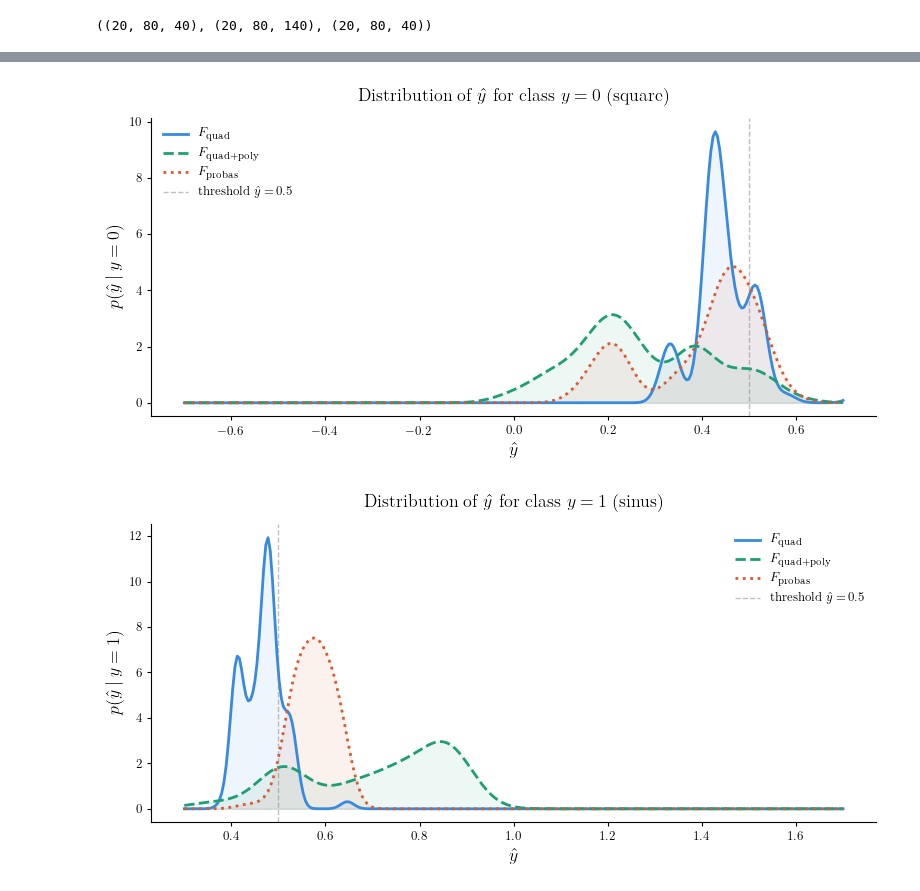
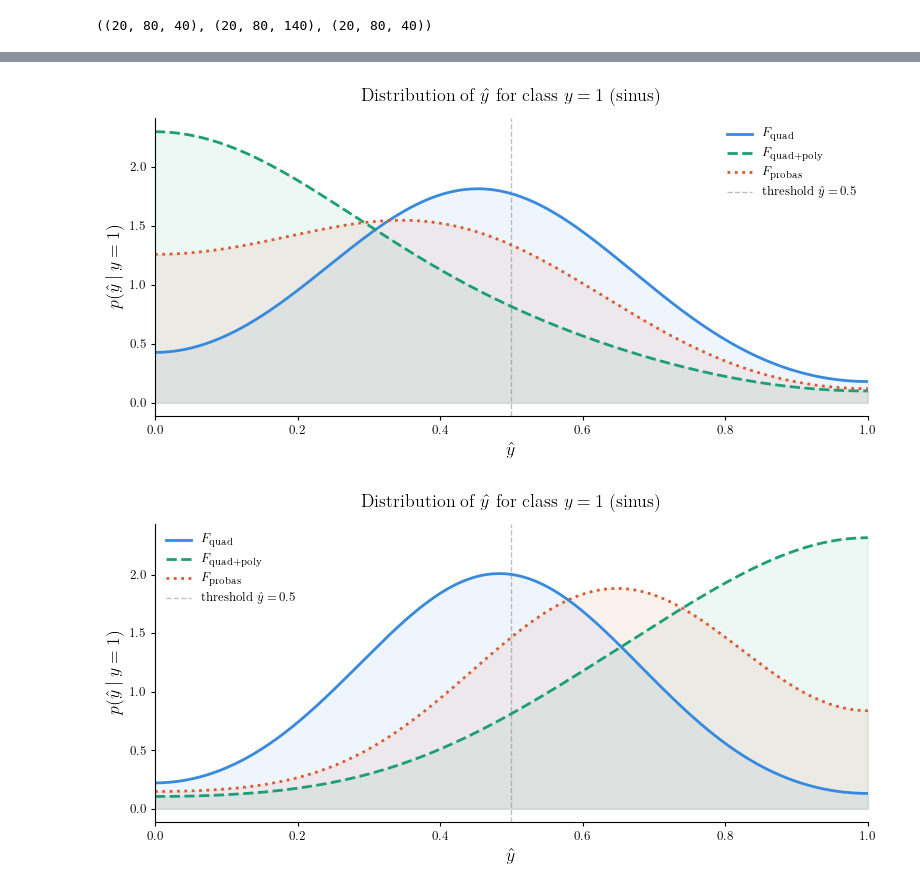
Before and after one commit to nicolasmalet/Quantum-Learn, a Jupyter notebook: Backpropagation.ipynb, the cells around one changed output, grey strips where cells are left out. Drawn from its saved outputs; the diff is of its cells as text; code cells hidden in the pictures.

```diff
--- a/Backpropagation.ipynb
+++ b/Backpropagation.ipynb
@@ -83,7 +83,7 @@ NeuralNetworkConfig(
     ]
 )
 # %%
-optimizer_config = first_order.FirstOrderAdamConfig(learning_rate=0.01,
+optimizer_config = first_order.FirstOrderAdamConfig(learning_rate=0.005,
                                                     beta1=0.99,
                                                     beta2=0.999,
                                                     epsilon=1e-8)
@@ -92,9 +92,9 @@ optimizer_quad = optimizer_config.instantiate()
 optimizer_quad_poly = optimizer_config.instantiate()
 optimizer_probas = optimizer_config.instantiate()
 # %%
-from zeroth.losses import CrossEntropy
+from zeroth.losses.binary_cross_entropy import BinaryCrossEntropy
 
-loss = CrossEntropy()
+loss = BinaryCrossEntropy()
 
 def train_step(_F_quad: np.ndarray, _F_quad_poly: np.ndarray, _F_probas: np.ndarray, _Y: np.ndarray) -> tuple[float, float, float]:
     loss_quad = optimizer_quad.do_descent(neural_network=neural_network_quad,
@@ -116,17 +116,22 @@ def train_step(_F_quad: np.ndarray, _F_quad_poly: np.ndarray, _F_probas: np.ndar
 
 X_train = X_train.reshape(-1)
 
-nb_epochs = 100
-
+nb_epochs = 1000
 losses = np.zeros((3, nb_epochs * nb_batches_train))
 
 for epoch in range(nb_epochs):
-    for i in range(nb_batches_train):
+    # 1. On crée une liste d'indices mélangés pour l'époque courante
+    indices = np.random.permutation(nb_batches_train)
+
+    # 2. On itère sur ces indices mélangés
+    for step, i in enumerate(indices):
         batch_loss = train_step(_F_quad=F_train_quad[i],
                                 _F_quad_poly=F_train_quad_poly[i],
                                 _F_probas=F_train_probas[i],
                                 _Y=Y_train[i])
-        losses[:, epoch * nb_batches_train + i] = batch_loss
+
+        # On sauvegarde la loss à l'étape correspondante (epoch * nb_batches + step)
+        losses[:, epoch * nb_batches_train + step] = batch_loss
 # %%
 from zeroth.plot_losses import set_style, format_ax, smooth_curve
 import matplotlib.pyplot as plt
@@ -237,56 +250,78 @@ plt.show()
 # %%
 fig, ax = plt.subplots(figsize=(8, 4))
 mask = Y_test[:, 0] == 0
-x = np.linspace(-0.7, 0.7, 300)
+# On limite strictement l'axe des x de 0 à 1
+x = np.linspace(0, 1, 300)
 
 configs = [
-    (Y_pred_quad[mask, 1],      '#378ADD', '-',  r'$F_{\mathrm{quad}}$'),
-    (Y_pred_quad_poly[mask, 1], '#1D9E75', '--', r'$F_{\mathrm{quad+poly}}$'),
-    (Y_pred_probas[mask, 1],    '#D85A30', ':',  r'$F_{\mathrm{probas}}$'),
+    (Y_pred_quad[mask, 0],      '#378ADD', '-',  r'$F_{\mathrm{quad}}$'),
+    (Y_pred_quad_poly[mask, 0], '#1D9E75', '--', r'$F_{\mathrm{quad+poly}}$'),
+    (Y_pred_probas[mask, 0],    '#D85A30', ':',  r'$F_{\mathrm{probas}}$'),
 ]
 
 for data, color, ls, label in configs:
-    kde = gaussian_kde(data)
-    ax.plot(x, kde(x), color=color, ls=ls, lw=2, label=label)
-    ax.fill_between(x, kde(x), alpha=0.08, color=color)
+    # 1. MÉTHODE DES REFLETS : On ajoute les données miroir en 0 (-data) et en 1 (2 - data)
+    data_reflected = np.concatenate([data, -data, 2 - data])
 
-ax.set_title(r"Distribution of $\hat{y}$ for class $y=0$ (square)",
+    # 2. On calcule le KDE sur ces données augmentées
+    kde = gaussian_kde(data_reflected)
+
+    # 3. On évalue sur x et on multiplie par 3 (car on a triplé la quantité de données)
+    density = kde(x) * 3
+
+    # On trace la densité corrigée
+    ax.plot(x, density, color=color, ls=ls, lw=2, label=label)
+    ax.fill_between(x, density, alpha=0.08, color=color)
+
+ax.set_title(r"Distribution of $\hat{y}$ for class $y=1$ (sinus)",
              fontsize=13, pad=12)
 ax.axvline(0.5, color='gray', lw=1, ls='--', alpha=0.5,
            label=r'threshold $\hat{y}=0.5$')
 ax.set_xlabel(r"$\hat{y}$", fontsize=13)
-ax.set_ylabel(r"$p(\hat{y} \mid y=0)$", fontsize=13)
+ax.set_ylabel(r"$p(\hat{y} \mid y=1)$", fontsize=13)
+ax.set_xlim(0, 1) # On verrouille visuellement entre 0 et 1
 ax.legend(frameon=False)
 ax.spines[['top','right']].set_visible(False)
 plt.tight_layout()
 plt.show()
 # %% [output]
-[figure, old version]
+[figure, new version]
 # %%
 fig, ax = plt.subplots(figsize=(8, 4))
 mask = Y_test[:, 0] == 1
-x = np.linspace(0.3, 1.7, 300)
+# On limite strictement l'axe des x de 0 à 1
+x = np.linspace(0, 1, 300)
 
 configs = [
-    (Y_pred_quad[mask, 1],      '#378ADD', '-',  r'$F_{\mathrm{quad}}$'),
-    (Y_pred_quad_poly[mask, 1], '#1D9E75', '--', r'$F_{\mathrm{quad+poly}}$'),
-    (Y_pred_probas[mask, 1],    '#D85A30', ':',  r'$F_{\mathrm{probas}}$'),
+    (Y_pred_quad[mask, 0],      '#378ADD', '-',  r'$F_{\mathrm{quad}}$'),
+    (Y_pred_quad_poly[mask, 0], '#1D9E75', '--', r'$F_{\mathrm{quad+poly}}$'),
+    (Y_pred_probas[mask, 0],    '#D85A30', ':',  r'$F_{\mathrm{probas}}$'),
 ]
 
 for data, color, ls, label in configs:
-    kde = gaussian_kde(data)
-    ax.plot(x, kde(x), color=color, ls=ls, lw=2, label=label)
-    ax.fill_between(x, kde(x), alpha=0.08, color=color)
+    # 1. MÉTHODE DES REFLETS : On ajoute les données miroir en 0 (-data) et en 1 (2 - data)
+    data_reflected = np.concatenate([data, -data, 2 - data])
+
+    # 2. On calcule le KDE sur ces données augmentées
+    kde = gaussian_kde(data_reflected)
+
+    # 3. On évalue sur x et on multiplie par 3 (car on a triplé la quantité de données)
+    density = kde(x) * 3
+
+    # On trace la densité corrigée
+    ax.plot(x, density, color=color, ls=ls, lw=2, label=label)
+    ax.fill_between(x, density, alpha=0.08, color=color)
 
 ax.set_title(r"Distribution of $\hat{y}$ for class $y=1$ (sinus)",
              fontsize=13, pad=12)
 ax.axvline(0.5, color='gray', lw=1, ls='--', alpha=0.5,
            label=r'threshold $\hat{y}=0.5$')
 ax.set_xlabel(r"$\hat{y}$", fontsize=13)
 ax.set_ylabel(r"$p(\hat{y} \mid y=1)$", fontsize=13)
+ax.set_xlim(0, 1) # On verrouille visuellement entre 0 et 1
 ax.legend(frameon=False)
 ax.spines[['top','right']].set_visible(False)
 plt.tight_layout()
 plt.show()
 # %% [output]
-[figure, old version]
+[figure, new version]
```
Also changed, not shown: parts of 5 cells of this notebook, 8 other files.
